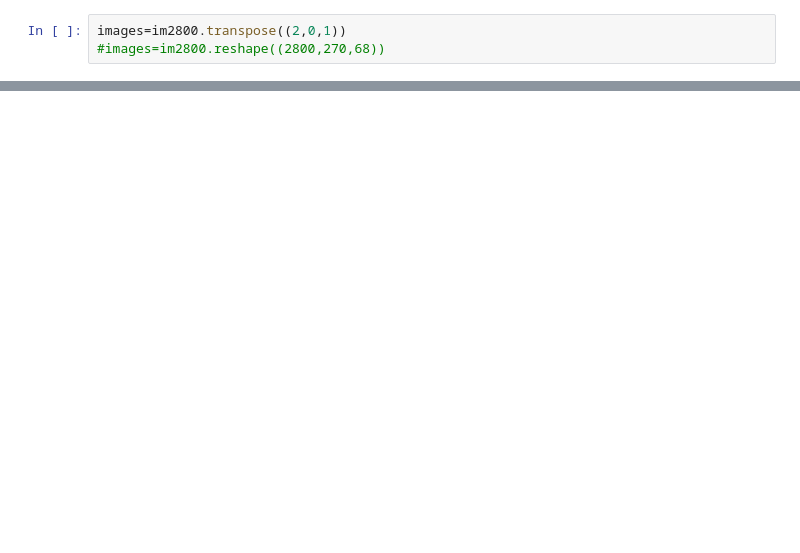
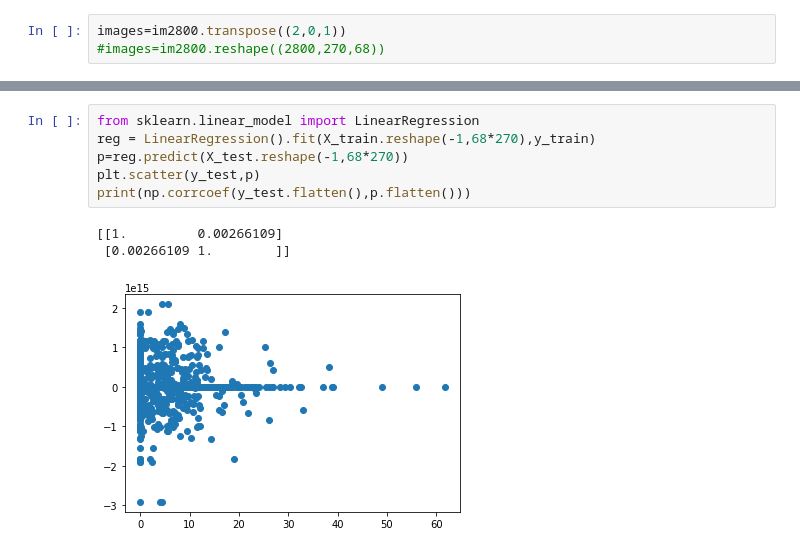
Before and after one commit to mariakesa/CommunicationSubspaces, a Jupyter notebook: 2800images.ipynb, the cells around one changed output, grey strips where cells are left out. Saved outputs shown, nothing was run; the diff lists cells and outputs as text; blank space fills up the shorter version.

```diff
--- a/2800images.ipynb
+++ b/2800images.ipynb
@@ -90,0 +175,10 @@ plt.imshow(images[0])
+# %%
+from sklearn.linear_model import LinearRegression
+reg = LinearRegression().fit(X_train.reshape(-1,68*270),y_train)
+p=reg.predict(X_test.reshape(-1,68*270))
+plt.scatter(y_test,p)
+print(np.corrcoef(y_test.flatten(),p.flatten()))
+# %% [output]
+[[1.         0.00266109]
+ [0.00266109 1.        ]]
+[figure, added]
```
Also changed, not shown: parts of 12 cells of this notebook.
